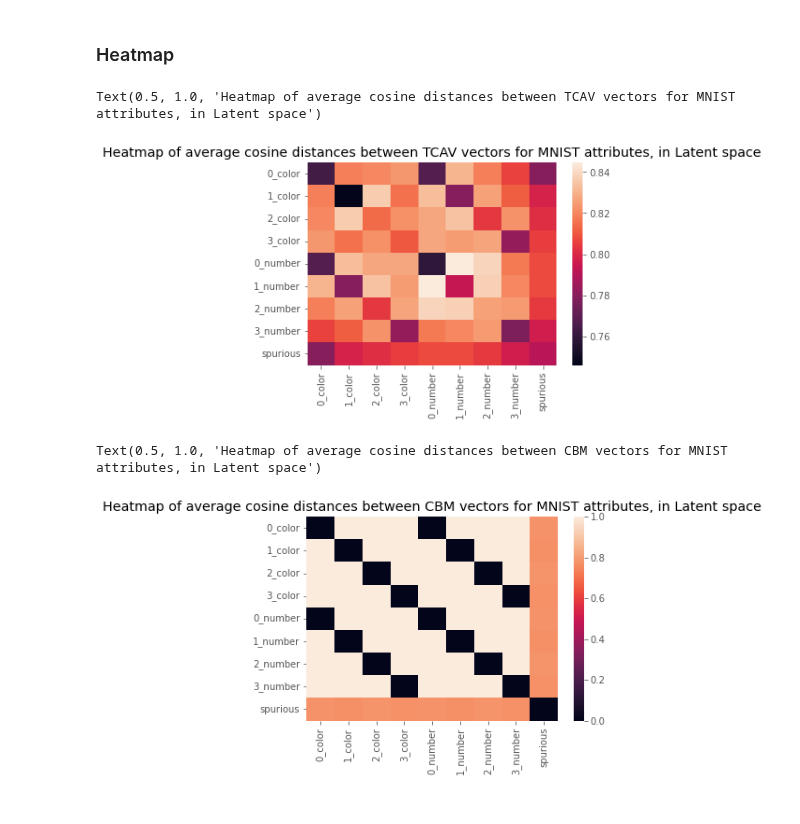
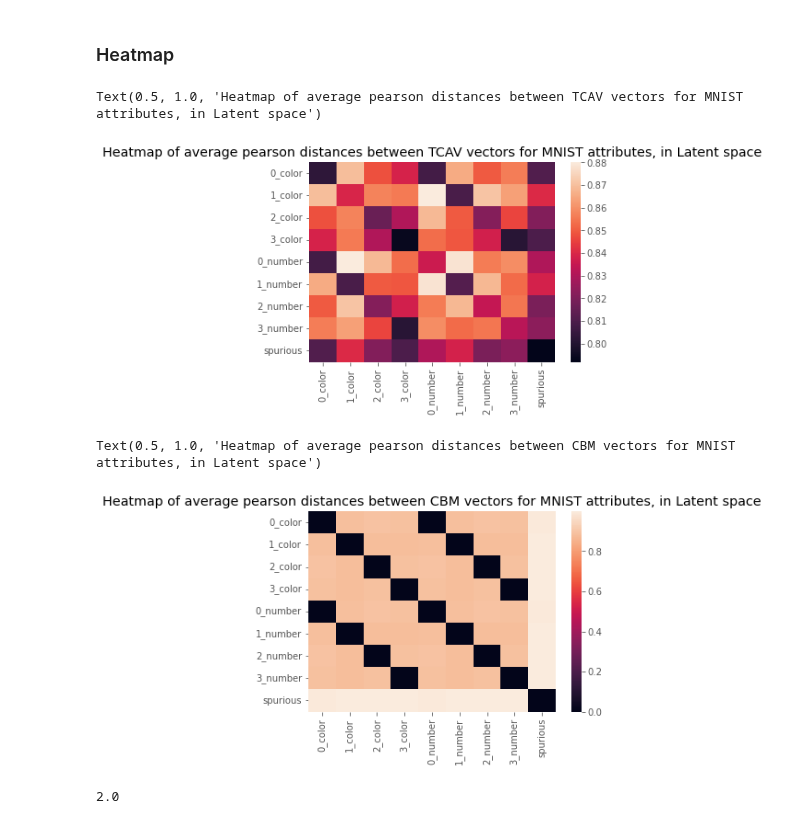
Before and after one commit to naveenr414/Concept-Learning, a Jupyter notebook: scripts/Concept Exploration MNIST.ipynb, the cells around one changed output. Drawn from its saved outputs; the diff is of its cells as text; code cells hidden in the pictures.

Commit message:
Wrote code to analyze results from MNIST runs with TCAV, trying out different metrics

```diff
--- a/scripts/Concept Exploration MNIST.ipynb
+++ b/scripts/Concept Exploration MNIST.ipynb
@@ -79,18 +99,25 @@ Text(27.0, 0.5, 'Axis 2')
 # %% [markdown]
 ### Heatmap
+# %%
+cosine_metric = cosine
+pearson_metric = lambda a,b: 1-abs(pearsonr(a,b)[0])
 # %%
-cosine_by_class_raw = find_average_distances(concept_vectors_tcav,encode_list(label_by_concept_tcav),cosine_metric=True)
-sns.heatmap(cosine_by_class_raw,xticklabels=find_unique_in_order(label_by_concept_tcav),
+distance_by_class_raw = find_average_distances(concept_vectors_tcav,encode_list(label_by_concept_tcav),metric=pearson_metric)
+sns.heatmap(distance_by_class_raw,xticklabels=find_unique_in_order(label_by_concept_tcav),
             yticklabels=find_unique_in_order(label_by_concept_tcav))
-plt.title("Heatmap of average cosine distances between TCAV vectors for MNIST attributes, in Latent space")
+plt.title("Heatmap of average pearson distances between TCAV vectors for MNIST attributes, in Latent space")
 # %% [output]
-Text(0.5, 1.0, 'Heatmap of average cosine distances between TCAV vectors for MNIST attributes, in Latent space')
+Text(0.5, 1.0, 'Heatmap of average pearson distances between TCAV vectors for MNIST attributes, in Latent space')
-[figure, old version]
+[figure, new version]
 # %%
-cosine_by_class_raw = find_average_distances(concept_vectors_cbm,encode_list(label_by_concept_cbm),cosine_metric=True)
-sns.heatmap(cosine_by_class_raw,xticklabels=find_unique_in_order(label_by_concept_cbm),
+distance_by_class_raw = find_average_distances(concept_vectors_cbm,encode_list(label_by_concept_cbm),metric=pearson_metric)
+sns.heatmap(distance_by_class_raw,xticklabels=find_unique_in_order(label_by_concept_cbm),
             yticklabels=find_unique_in_order(label_by_concept_cbm))
-plt.title("Heatmap of average cosine distances between CBM vectors for MNIST attributes, in Latent space")
+plt.title("Heatmap of average pearson distances between CBM vectors for MNIST attributes, in Latent space")
 # %% [output]
-Text(0.5, 1.0, 'Heatmap of average cosine distances between CBM vectors for MNIST attributes, in Latent space')
+Text(0.5, 1.0, 'Heatmap of average pearson distances between CBM vectors for MNIST attributes, in Latent space')
-[figure, old version]
+[figure, new version]
+# %%
+pearson_metric([0,0,1],[1,1,0])
+# %% [output]
+2.0
```
Also changed, not shown: parts of 10 cells of this notebook, 4 other files.
